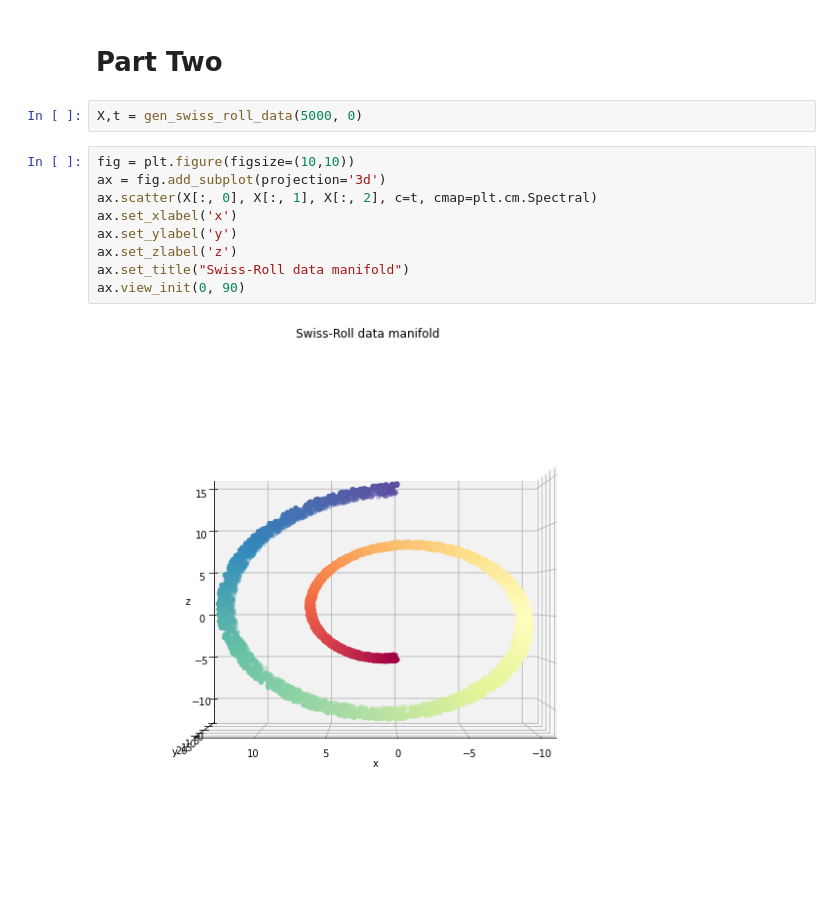
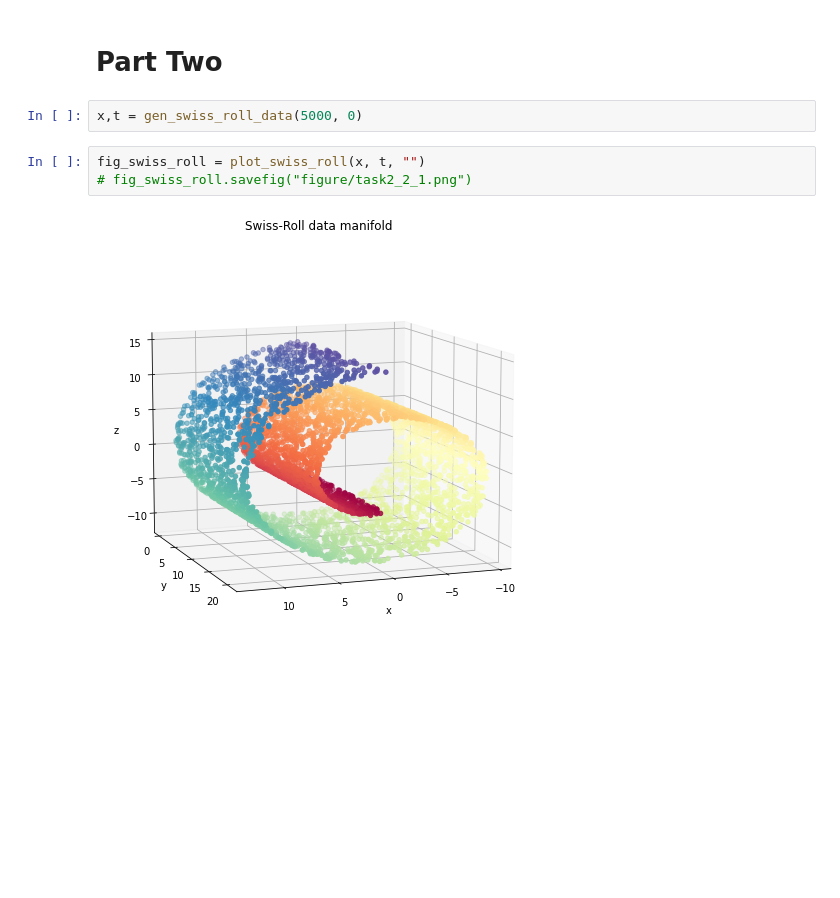
Before and after one commit to ge96rox/MLCMS04, a Jupyter notebook: task2.ipynb, the cells around one changed output. Saved outputs shown, nothing was run; the diff lists cells and outputs as text; blank space fills up the shorter version.

Commit message:
fix task2.2 issue

```diff
--- a/task2.ipynb
+++ b/task2.ipynb
@@ -21,16 +26,10 @@ plot_eigenfunction(nr_component, time, phi_pc, lambda_pc)
 # %% [markdown]
 # Part Two
 # %%
-X,t = gen_swiss_roll_data(5000, 0)
+x,t = gen_swiss_roll_data(5000, 0)
 # %%
-fig = plt.figure(figsize=(10,10))
-ax = fig.add_subplot(projection='3d')
-ax.scatter(X[:, 0], X[:, 1], X[:, 2], c=t, cmap=plt.cm.Spectral)
-ax.set_xlabel('x')
-ax.set_ylabel('y')
-ax.set_zlabel('z')
-ax.set_title("Swiss-Roll data manifold")
-ax.view_init(0, 90)
+fig_swiss_roll = plot_swiss_roll(x, t, "")
+# fig_swiss_roll.savefig("figure/task2_2_1.png")
 # %% [output]
-[figure, old version]
+[figure, new version]
 # %%
```
Also changed, not shown: parts of 5 cells of this notebook, 2 other files.
